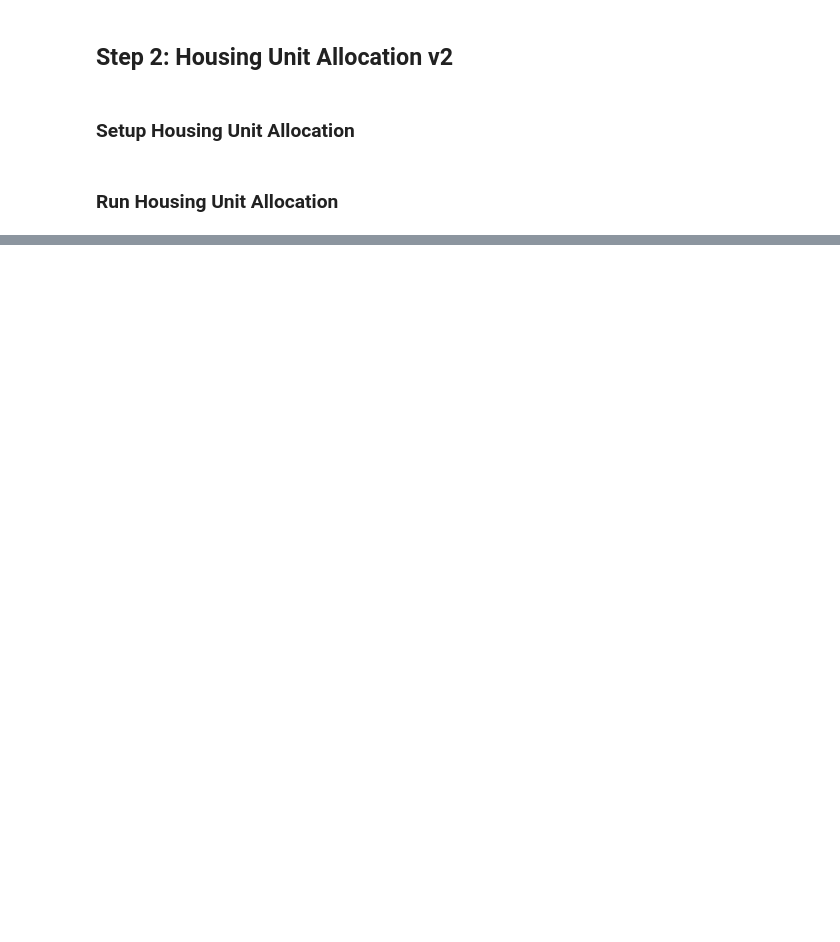
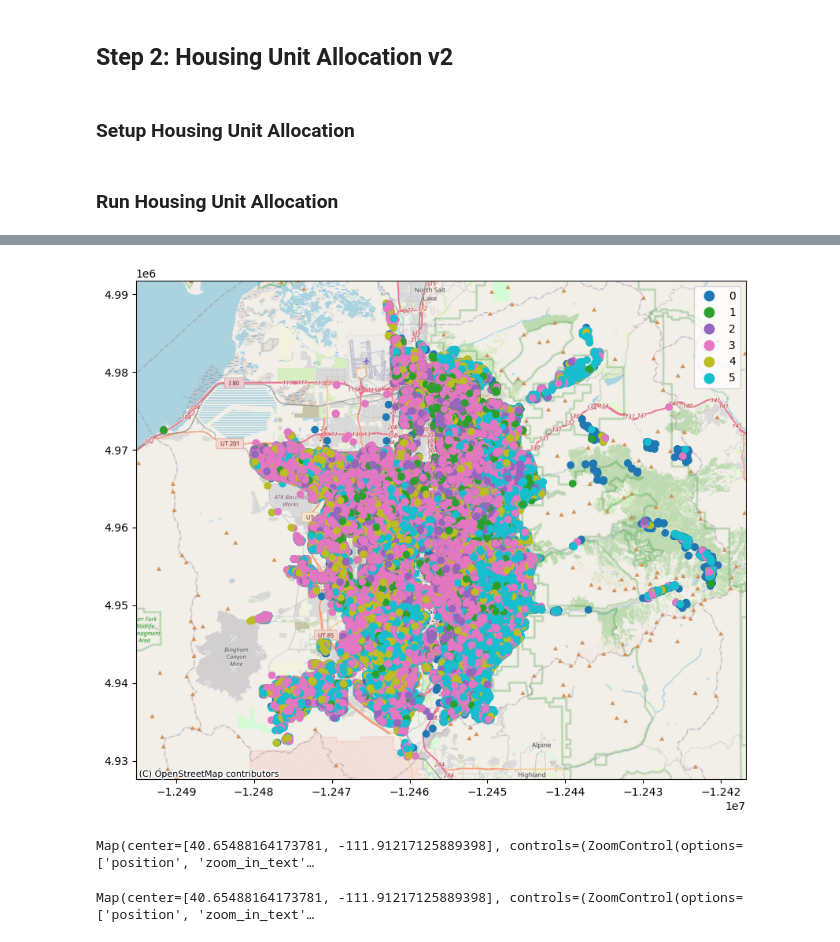
Before and after one commit to npr99/intersect-community-data, a Jupyter notebook: ncoda_07cv3_run_HUA_workflow.ipynb, the cells around one changed output, grey strips where cells are left out. Saved outputs shown, nothing was run; the diff lists cells and outputs as text; code cells hidden in the pictures; blank space fills up the shorter version.

```diff
--- a/ncoda_07cv3_run_HUA_workflow.ipynb
+++ b/ncoda_07cv3_run_HUA_workflow.ipynb
@@ -398,0 +849,44 @@ center_y = hua_gdf.bounds.miny.mean()
+# %%
+map = viz.plot_gdf_map(hua_hui_gdf,column='hhinc', category=True)
+map
+# %% [output]
+[figure, added]
+# %%
+popdata = lowincome_renters_gdf[['y','x','numprec']].values.tolist()
+map = Map(center=[center_y,center_x], zoom=11)
+
+low_income_renters = Heatmap(
+    locations = popdata,
+    radius = 10,
+    max_val = 1000,
+    blur = 10,
+    gradient={0.2: 'yellow', 0.5: 'orange', 1.0: 'red'},
+    name = 'Low Income Renters',
+)
+
+map.add_layer(low_income_renters);
+control = LayersControl(position='topright')
+map.add_control(control)
+map
+# %% [output]
+Map(center=[40.65488164173781, -111.91217125889398], controls=(ZoomControl(options=['position', 'zoom_in_text'…
+# %%
+numprec_gdf = hua_hui_gdf.loc[(hua_hui_gdf.numprec >= 0)].copy(deep=True)
+popdata = numprec_gdf[['y','x','numprec']].values.tolist()
+map = Map(center=[center_y,center_x], zoom=11)
+
+popmap = Heatmap(
+    locations = popdata,
+    radius = 10,
+    max_val = 10000,
+    blur = 10,
+    gradient={0.2: 'yellow', 0.5: 'orange', 1.0: 'red'},
+    name = 'Population Heat Map',
+)
+
+map.add_layer(popmap)
+control = LayersControl(position='topright')
+map.add_control(control)
+map
+# %% [output]
+Map(center=[40.65488164173781, -111.91217125889398], controls=(ZoomControl(options=['position', 'zoom_in_text'…
```
Also changed, not shown: parts of 64 cells of this notebook, 3 other files.
